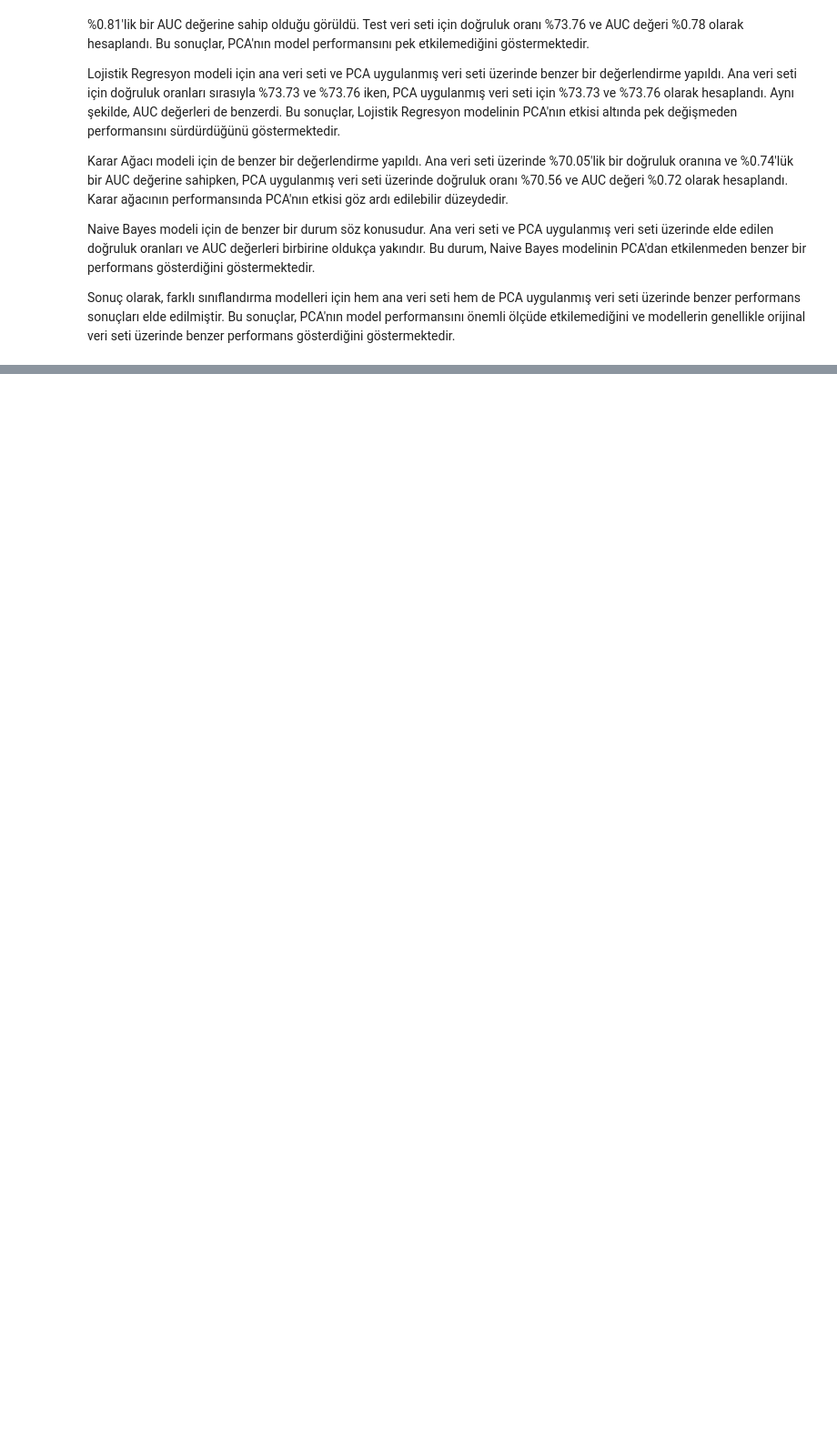
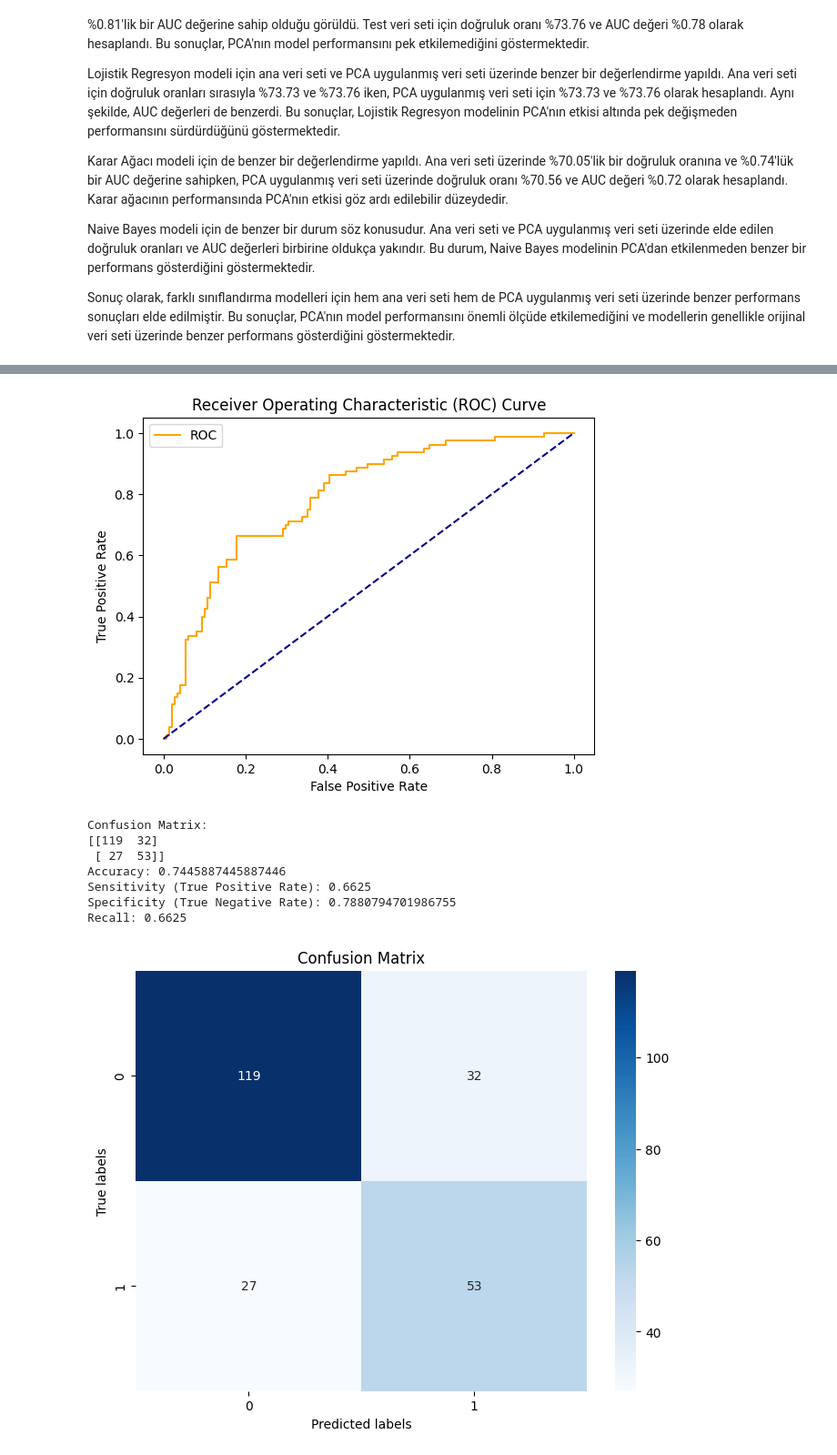
Before and after one commit to zdemirel/Machine-Learning-Pima-Indian-Diabetes-Prediction, a Jupyter notebook: machine_learning.ipynb, the cells around one changed output, grey strips where cells are left out. Shown at 91% size. Saved outputs shown, nothing was run; the diff lists cells and outputs as text; code cells hidden in the pictures; blank space fills up the shorter version.

```diff
--- a/machine_learning.ipynb
+++ b/machine_learning.ipynb
@@ -777,0 +789,68 @@ Sonuç olarak, farklı sınıflandırma modelleri için hem ana veri seti hem de
+# %%
+# Veri setini yükleme
+data = pd.read_csv("diabetes.csv")
+
+# Normalizasyon
+scaler = MinMaxScaler()
+X_normalized = scaler.fit_transform(data.iloc[:, :-1])  # Özniteliklerin normalizasyonu
+y = data['Outcome']  # Hedef değişken
+
+# Veri setini rastgele olarak %70 eğitim %30 test olacak şekilde ayırma
+X_train, X_test, y_train, y_test = train_test_split(X_normalized, y, test_size=0.3, random_state=42)
+
+# Naive Bayes sınıflandırıcısını oluşturma ve eğitme
+nb_classifier = GaussianNB()
+nb_classifier.fit(X_train, y_train)
+
+# Test veri seti üzerinde tahmin yapma
+y_pred = nb_classifier.predict(X_test)
+
+# ROC Eğrisi oluşturma
+y_prob = nb_classifier.predict_proba(X_test)[:, 1]
+fpr, tpr, thresholds = roc_curve(y_test, y_prob)
+
+# ROC Eğrisini görselleştirme
+plt.plot(fpr, tpr, color='orange', label='ROC')
+plt.plot([0, 1], [0, 1], color='darkblue', linestyle='--')
+plt.xlabel('False Positive Rate')
+plt.ylabel('True Positive Rate')
+plt.title('Receiver Operating Characteristic (ROC) Curve')
+plt.legend()
+plt.show()
+
+# Confusion matrix'i hesaplama
+cm = confusion_matrix(y_test, y_pred)
+print("Confusion Matrix:")
+print(cm)
+
+# Accuracy hesaplama
+accuracy = accuracy_score(y_test, y_pred)
+print("Accuracy:", accuracy)
+
+# Sensitivity, Specificity ve Recall hesaplama
+tn, fp, fn, tp = cm.ravel()
+sensitivity = tp / (tp + fn)
+specificity = tn / (tn + fp)
+recall = tp / (tp + fn);
+
+print("Sensitivity (True Positive Rate):", sensitivity)
+print("Specificity (True Negative Rate):", specificity)
+print("Recall:", recall)
+
+# Confusion matrix'i görselleştirme
+plt.figure(figsize=(8, 6))
+sns.heatmap(cm, annot=True, cmap='Blues', fmt='g')
+plt.xlabel('Predicted labels')
+plt.ylabel('True labels')
+plt.title('Confusion Matrix')
+plt.show()
+# %% [output]
+[figure, added]
+Confusion Matrix:
+[[119  32]
+ [ 27  53]]
+Accuracy: 0.7445887445887446
+Sensitivity (True Positive Rate): 0.6625
+Specificity (True Negative Rate): 0.7880794701986755
+Recall: 0.6625
+[figure, added]
```
Also changed, not shown: parts of 27 cells of this notebook.
